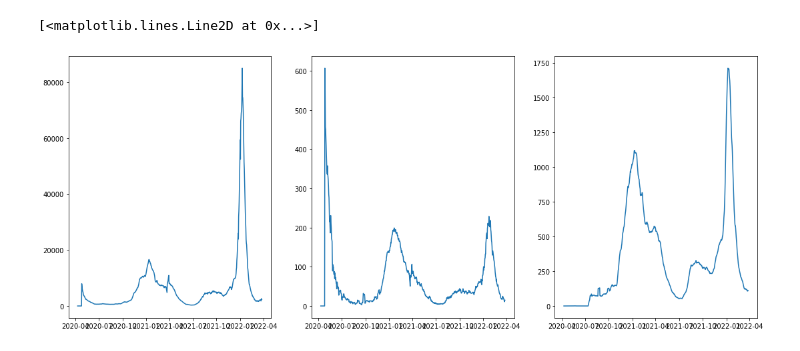
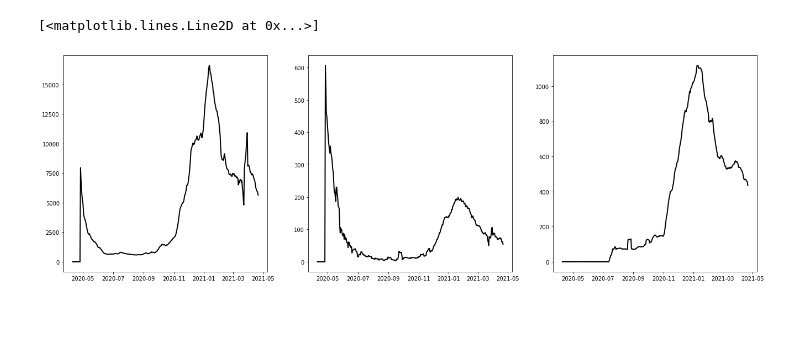
Before and after one commit to ChaosDonkey06/frcstng_experiments, a Jupyter notebook: pinn.ipynb, the cells around one changed output. Drawn from its saved outputs; the diff is of its cells as text; code cells hidden in the pictures; blank space fills up the shorter version.

```diff
--- a/pinn.ipynb
+++ b/pinn.ipynb
@@ -50,17 +49,20 @@ data_df                            = data_df.reset_index()
 
 data_df["date"] = pd.to_datetime(data_df["date"])
 data_df = data_df.set_index("date")
+
+num_days = 366
+data_df = data_df.iloc[:num_days]
 # %%
 import matplotlib.pyplot as plt
 
-fig, ax = plt.subplots(1, 3, figsize=(18.5, 7.2), sharex=True)
+fig, ax = plt.subplots(1, 3, figsize=(22.5, 7.2), sharex=True)
 
-ax[0].plot(data_df.index.values, data_df["cases_smooth"])
-ax[1].plot(data_df.index.values, data_df["deaths_smooth"])
-ax[2].plot(data_df.index.values, data_df["hospitalizations_smooth"])
+ax[0].plot(data_df.index.values, data_df["cases_smooth"], lw=2, c="k")
+ax[1].plot(data_df.index.values, data_df["deaths_smooth"], lw=2, c="k")
+ax[2].plot(data_df.index.values, data_df["hospitalizations_smooth"], lw=2, c="k")
 # %% [output]
 [<matplotlib.lines.Line2D at 0x...>]
-[figure, old version]
+[figure, new version]
 # %%
 from scipy.interpolate import griddata
 import tensorflow as tf
```
Also changed, not shown: parts of 7 cells of this notebook.
